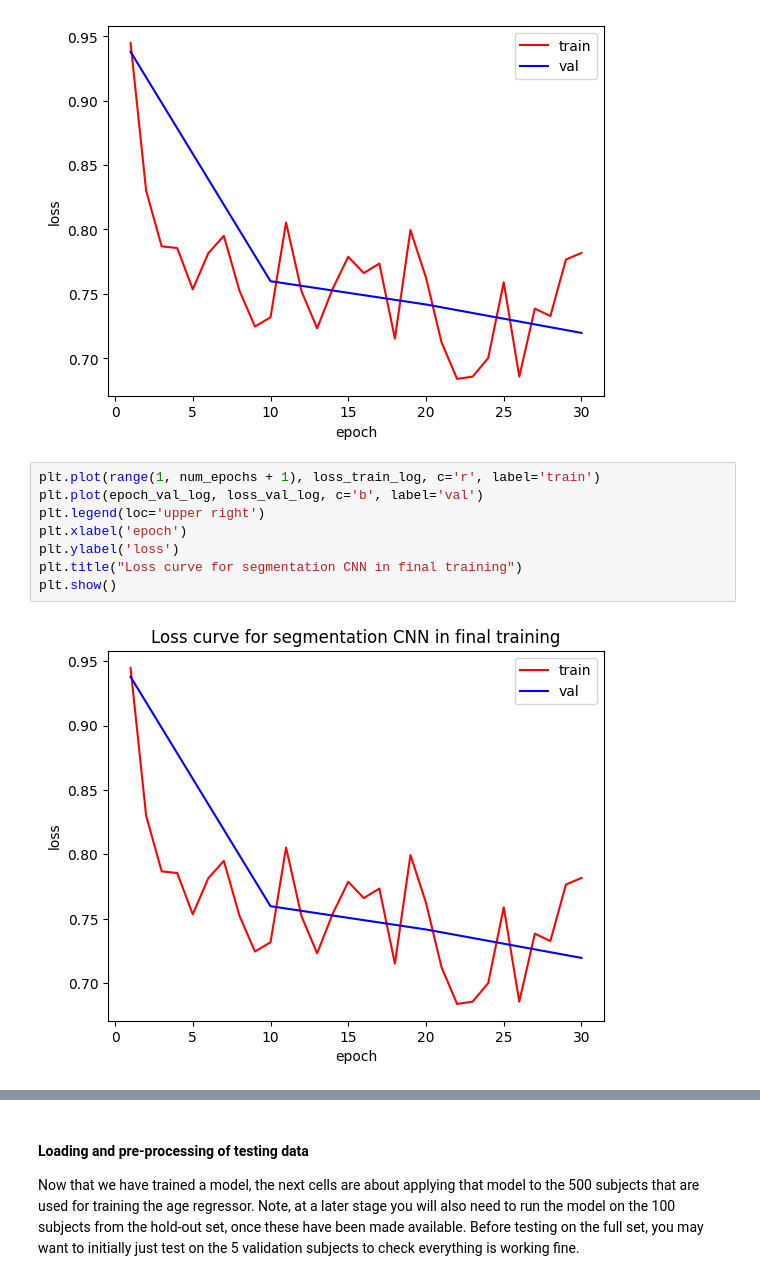
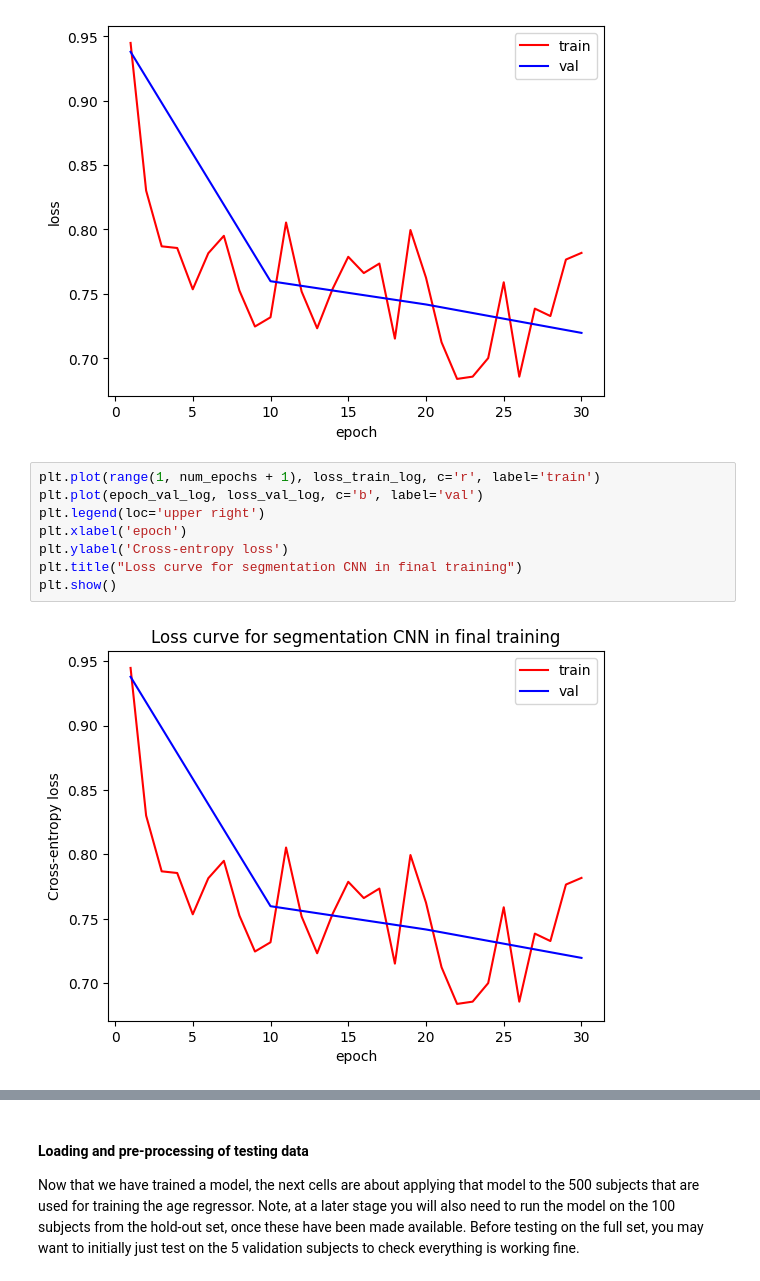
Before and after one commit to jdy22/ml_for_imaging, a Jupyter notebook: CW-Brain-Age-Regression.ipynb, the cells around one changed output, grey strips where cells are left out. Saved outputs shown, nothing was run; the diff lists cells and outputs as text.

Commit message:
add graphs for part a

```diff
--- a/CW-Brain-Age-Regression.ipynb
+++ b/CW-Brain-Age-Regression.ipynb
@@ -622,10 +628,10 @@ Finished TRAINING.
 # %%
 plt.plot(range(1, num_epochs + 1), loss_train_log, c='r', label='train')
 plt.plot(epoch_val_log, loss_val_log, c='b', label='val')
 plt.legend(loc='upper right')
 plt.xlabel('epoch')
-plt.ylabel('loss')
+plt.ylabel('Cross-entropy loss')
 plt.title("Loss curve for segmentation CNN in final training")
 plt.show()
 # %% [output]
-[figure, old version]
+[figure, new version]
```
Also changed, not shown: parts of 4 cells of this notebook.
